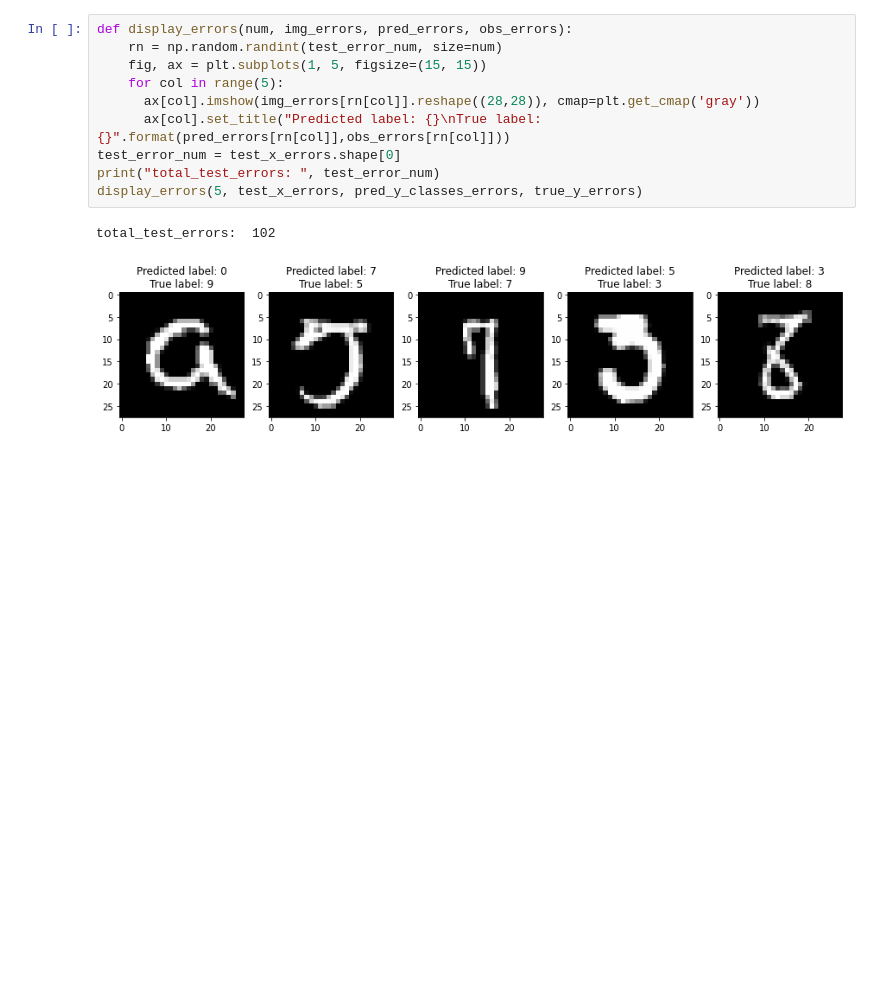
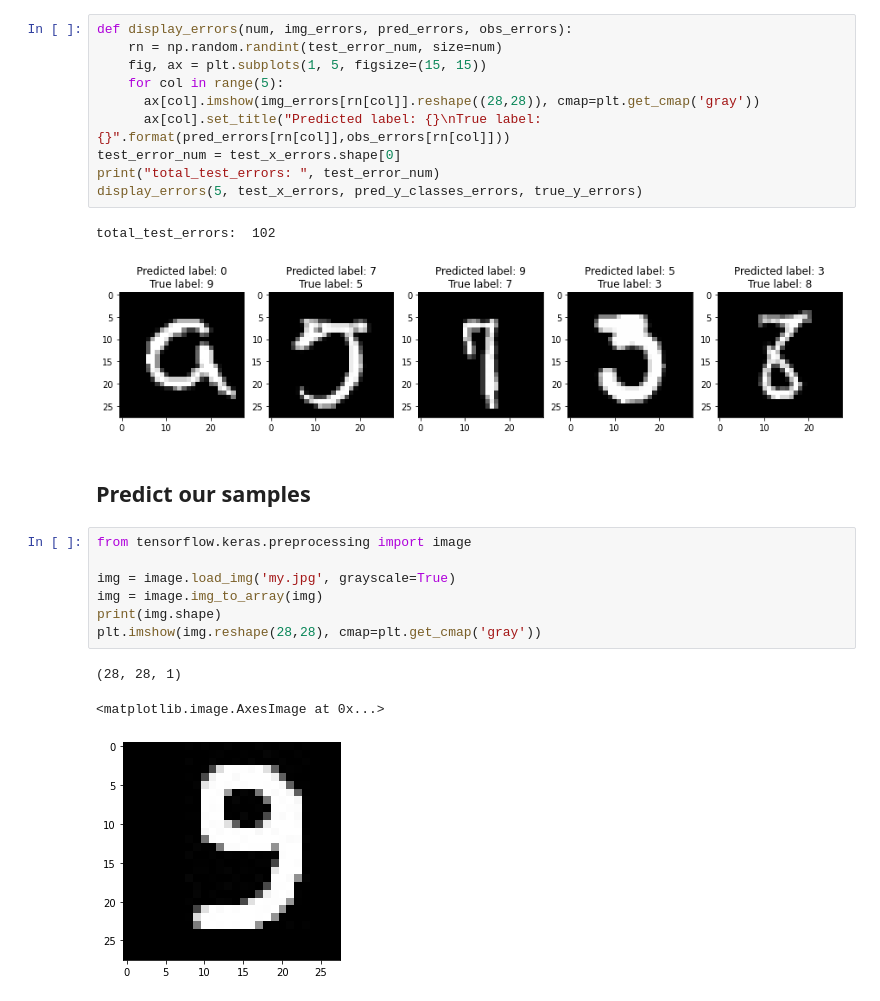
Before and after one commit to Arashlf/MNIST-handwritten-digits, a Jupyter notebook: MNIST_handwritten_digits.ipynb, the cells around one changed output. Cells and saved outputs as stored; diff of their text form; blank space fills up the shorter version.

Commit message:
Model 3 - added prediction of uploaded image

```diff
--- a/MNIST_handwritten_digits.ipynb
+++ b/MNIST_handwritten_digits.ipynb
@@ -155,3 +137,16 @@ display_errors(5, test_x_errors, pred_y_classes_errors, true_y_errors)
 # %% [output]
 total_test_errors:  102
 [figure]
+# %% [markdown]
+## Predict our samples
+# %%
+from tensorflow.keras.preprocessing import image
+
+img = image.load_img('my.jpg', grayscale=True)
+img = image.img_to_array(img)
+print(img.shape)
+plt.imshow(img.reshape(28,28), cmap=plt.get_cmap('gray'))
+# %% [output]
+(28, 28, 1)
+<matplotlib.image.AxesImage at 0x...>
+[figure, added]
```
Also changed, not shown: parts of 3 cells of this notebook.
